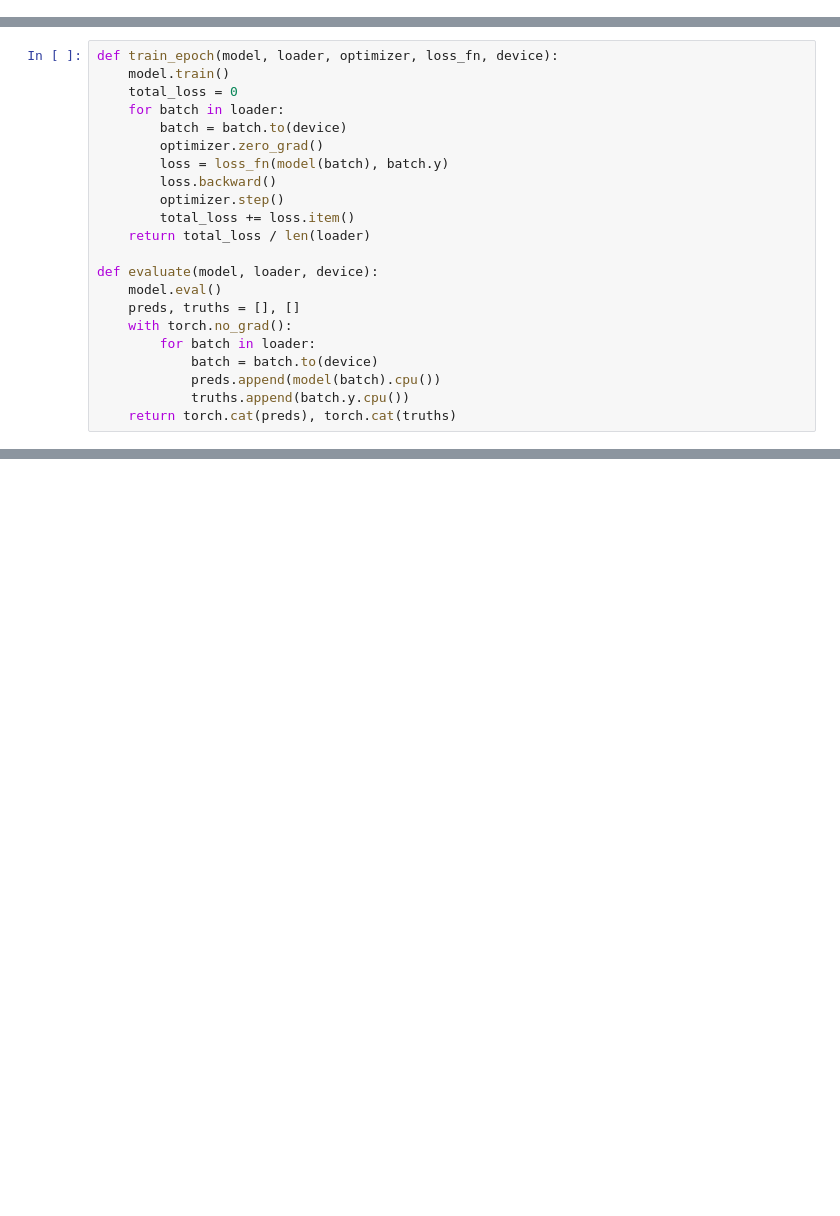
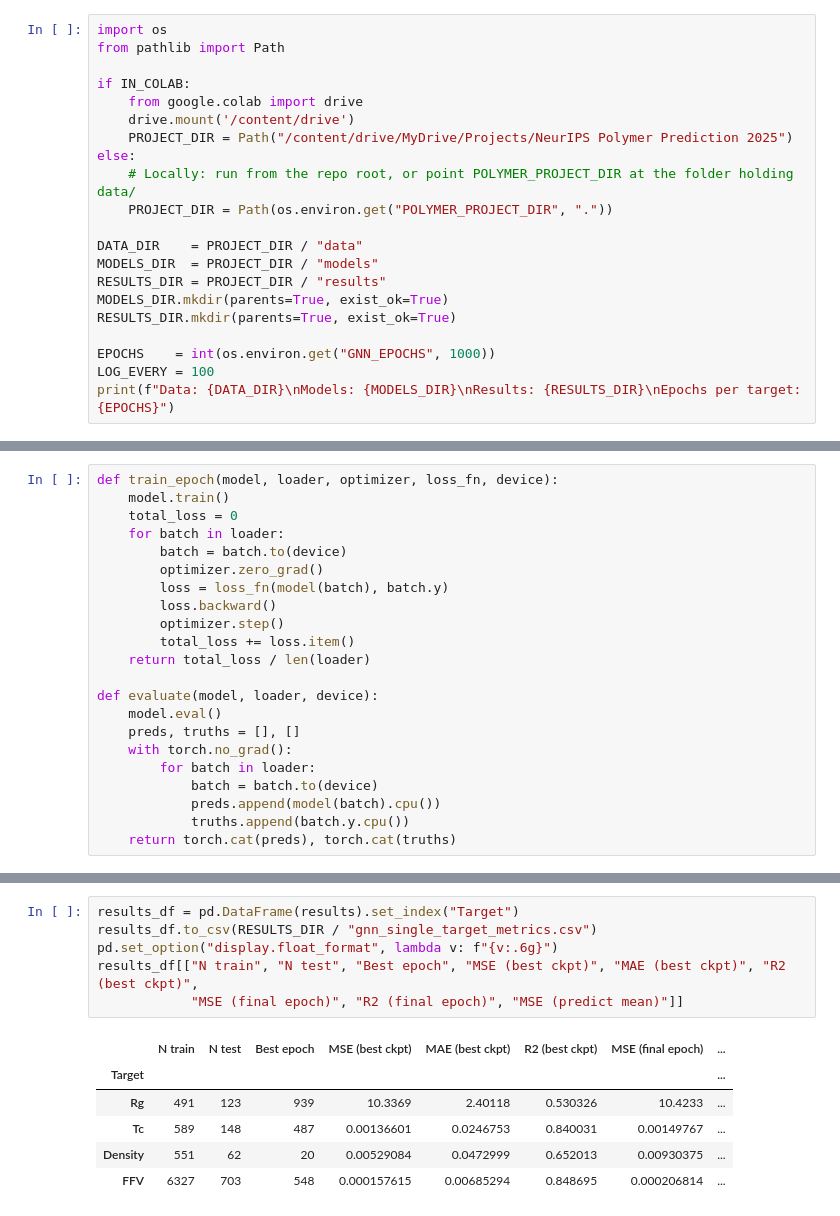
Before and after one commit to IshaanParikh/Polymer-prediction, a Jupyter notebook: GNN_Polymer_Prediction_All.ipynb, the cells around one changed output, grey strips where cells are left out. Saved outputs shown, nothing was run; the diff lists cells and outputs as text; blank space fills up the shorter version.

```diff
--- a/GNN_Polymer_Prediction_All.ipynb
+++ b/GNN_Polymer_Prediction_All.ipynb
@@ -5,0 +13,21 @@ drive.mount('/content/drive')
+# %%
+import os
+from pathlib import Path
+
+if IN_COLAB:
+    from google.colab import drive
+    drive.mount('/content/drive')
+    PROJECT_DIR = Path("/content/drive/MyDrive/Projects/NeurIPS Polymer Prediction 2025")
+else:
+    # Locally: run from the repo root, or point POLYMER_PROJECT_DIR at the folder holding data/
+    PROJECT_DIR = Path(os.environ.get("POLYMER_PROJECT_DIR", "."))
+
+DATA_DIR    = PROJECT_DIR / "data"
+MODELS_DIR  = PROJECT_DIR / "models"
+RESULTS_DIR = PROJECT_DIR / "results"
+MODELS_DIR.mkdir(parents=True, exist_ok=True)
+RESULTS_DIR.mkdir(parents=True, exist_ok=True)
+
+EPOCHS    = int(os.environ.get("GNN_EPOCHS", 1000))
+LOG_EVERY = 100
+print(f"Data: {DATA_DIR}\nModels: {MODELS_DIR}\nResults: {RESULTS_DIR}\nEpochs per target: {EPOCHS}")
@@ -131,0 +222,13 @@ Training GNN for: {target}
+# %%
+results_df = pd.DataFrame(results).set_index("Target")
+results_df.to_csv(RESULTS_DIR / "gnn_single_target_metrics.csv")
+pd.set_option("display.float_format", lambda v: f"{v:.6g}")
+results_df[["N train", "N test", "Best epoch", "MSE (best ckpt)", "MAE (best ckpt)", "R2 (best ckpt)",
+            "MSE (final epoch)", "R2 (final epoch)", "MSE (predict mean)"]]
+# %% [output]
+|  | N train | N test | Best epoch | MSE (best ckpt) | MAE (best ckpt) | R2 (best ckpt) | MSE (final epoch) | ... |
+| Target |  |  |  |  |  |  |  | ... |
+| Rg | 491 | 123 | 939 | 10.3369 | 2.40118 | 0.530326 | 10.4233 | ... |
+| Tc | 589 | 148 | 487 | 0.00136601 | 0.0246753 | 0.840031 | 0.00149767 | ... |
+| Density | 551 | 62 | 20 | 0.00529084 | 0.0472999 | 0.652013 | 0.00930375 | ... |
+| FFV | 6327 | 703 | 548 | 0.000157615 | 0.00685294 | 0.848695 | 0.000206814 | ... |
```
Also changed, not shown: parts of 10 cells of this notebook, 13 other files.
